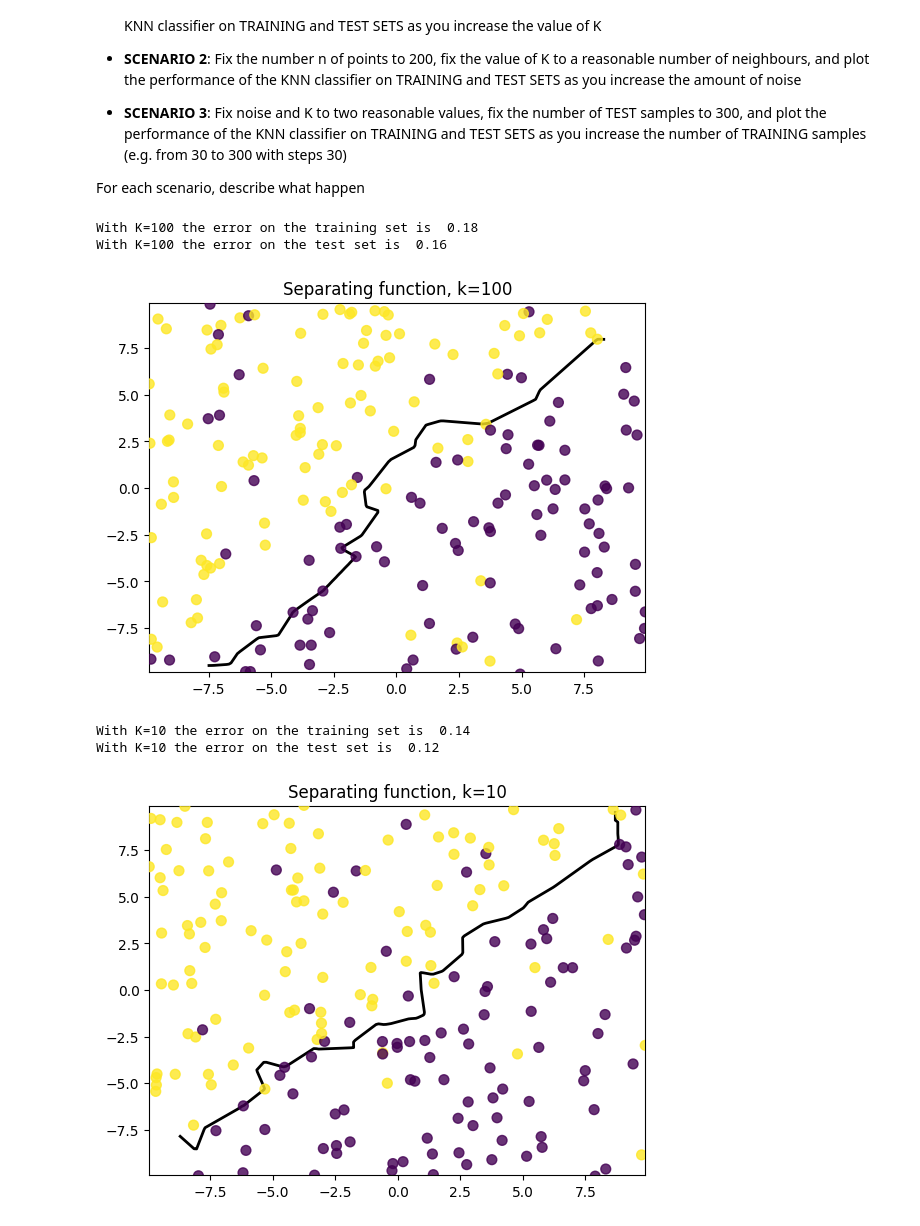
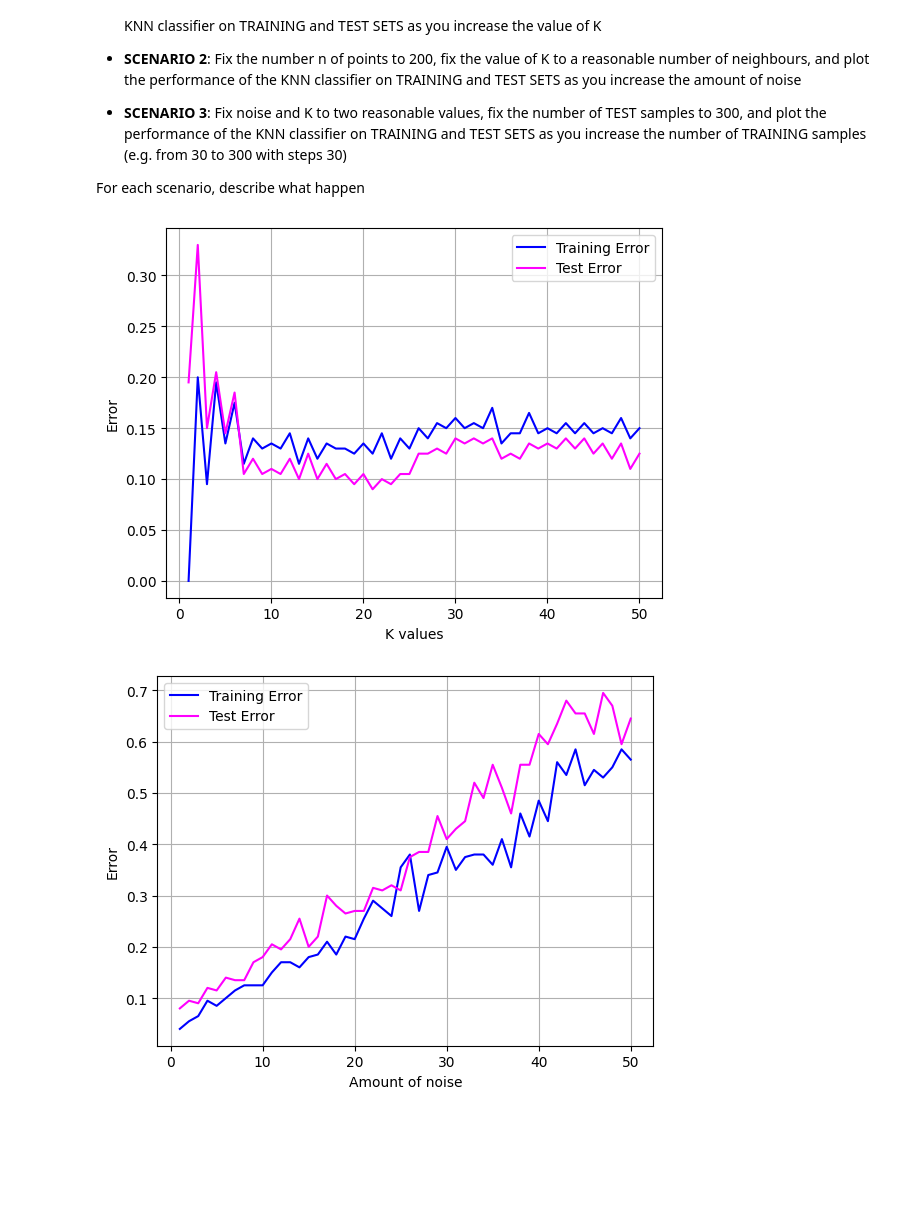
Before and after one commit to girofex/Machine-Learning-Algorithms, a Jupyter notebook: Lab1_KNN.ipynb, the cells around one changed output. Saved outputs shown, nothing was run; the diff lists cells and outputs as text; code cells hidden in the pictures; blank space fills up the shorter version.

```diff
--- a/Lab1_KNN.ipynb
+++ b/Lab1_KNN.ipynb
@@ -250,6 +250,15 @@ Keeping the parameters of the function and the number of points as in the previo
 
 OBSERVE WHAT CHANGES...
 # %%
+n = 200
+D = 2
+
+m = 0.9
+q = 0.0
+
+low_D = -10
+high_D = 10
+
 k = 1
 
 #Training set with noise
@@ -331,55 +342,67 @@ For each scenario, describe what happen
 # %%
 #SCENARIO 1
 n = 200
 P = 10
-k = 100
+k_val = range(1, 51)
 
 Xtr, Ytr = linearBinaryClass(n, low_D, high_D, m, q)
-
-Ytr_noisy = flipLabels(Ytr, 10)
-
-separatingFkNN(Xtr, Ytr_noisy, k, Xtr)
+Ytr_noisy = flipLabels(Ytr, P)
 
 Xte, Yte = linearBinaryClass(n, low_D, high_D, m, q)
-Yte_noisy = flipLabels(Yte, 10)
+Yte_noisy = flipLabels(Yte, P)
 
-Ypredtr = kNNClassify(Xtr, Ytr_noisy, k, Xtr)
-Ypred = kNNClassify(Xtr, Ytr_noisy, k, Xte)
+training_err = []
+test_err = []
 
-errtr = calcError(Ypredtr, Ytr_noisy)
-err = calcError(Ypred, Yte_noisy)
+for k in k_val:
+    Ypredtr = kNNClassify(Xtr, Ytr_noisy, k, Xtr)
+    Ypred = kNNClassify(Xtr, Ytr_noisy, k, Xte)
 
-print("With K=%d the error on the training set is " % (k), errtr)
-print("With K=%d the error on the test set is " % (k), err)
+    errtr = calcError(Ypredtr, Ytr_noisy)
+    err = calcError(Ypred, Yte_noisy)
+
+    training_err.append(errtr)
+    test_err.append(err)
+
+plt.plot(k_val, training_err, 'blue', label='Training Error')
+plt.plot(k_val, test_err, 'magenta', label='Test Error')
+plt.xlabel('K values')
+plt.ylabel('Error')
+plt.legend()
+plt.grid()
 # %% [output]
-With K=100 the error on the training set is  0.18
-With K=100 the error on the test set is  0.16
-[figure, old version]
+[figure, new version]
 # %%
 #SCENARIO 2
 n = 200
-P = 100
+p_val = range(1, 51)
 k = 10
 
 Xtr, Ytr = linearBinaryClass(n, low_D, high_D, m, q)
+Xte, Yte = linearBinaryClass(n, low_D, high_D, m, q)
 
-Ytr_noisy = flipLabels(Ytr, 10)
+training_err = []
+test_err = []
 
-separatingFkNN(Xtr, Ytr_noisy, k, Xtr)
+for p in p_val:
+    Ytr_noisy = flipLabels(Ytr, p)
+    Yte_noisy = flipLabels(Yte, p)
 
-Xte, Yte = linearBinaryClass(n, low_D, high_D, m, q)
-Yte_noisy = flipLabels(Yte, 10)
+    Ypredtr = kNNClassify(Xtr, Ytr_noisy, k, Xtr)
+    Ypred = kNNClassify(Xtr, Ytr_noisy, k, Xte)
 
-Ypredtr = kNNClassify(Xtr, Ytr_noisy, k, Xtr)
-Ypred = kNNClassify(Xtr, Ytr_noisy, k, Xte)
+    errtr = calcError(Ypredtr, Ytr_noisy)
+    err = calcError(Ypred, Yte_noisy)
 
-errtr = calcError(Ypredtr, Ytr_noisy)
-err = calcError(Ypred, Yte_noisy)
+    training_err.append(errtr)
+    test_err.append(err)
 
-print("With K=%d the error on the training set is " % (k), errtr)
-print("With K=%d the error on the test set is " % (k), err)
+plt.plot(p_val, training_err, 'blue', label='Training Error')
+plt.plot(p_val, test_err, 'magenta', label='Test Error')
+plt.xlabel('Amount of noise')
+plt.ylabel('Error')
+plt.legend()
+plt.grid()
 # %% [output]
-With K=10 the error on the training set is  0.14
-With K=10 the error on the test set is  0.12
-[figure, old version]
+[figure, new version]
 # %%
```
Also changed, not shown: parts of 3 cells of this notebook.
